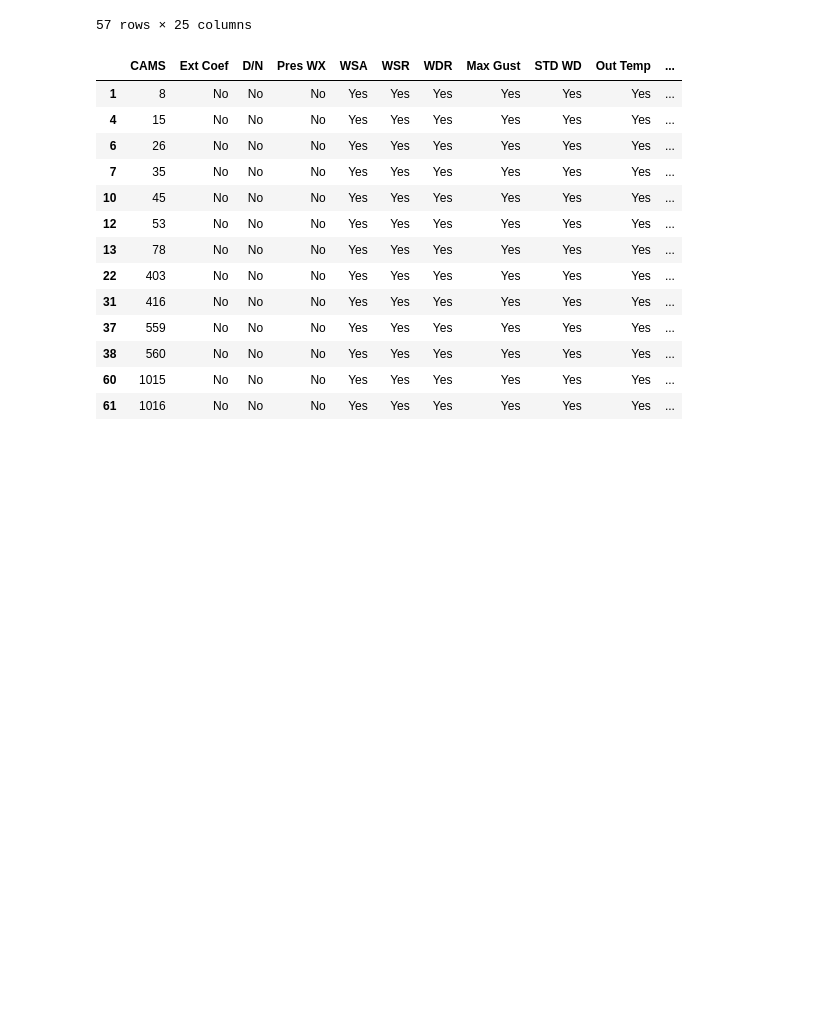
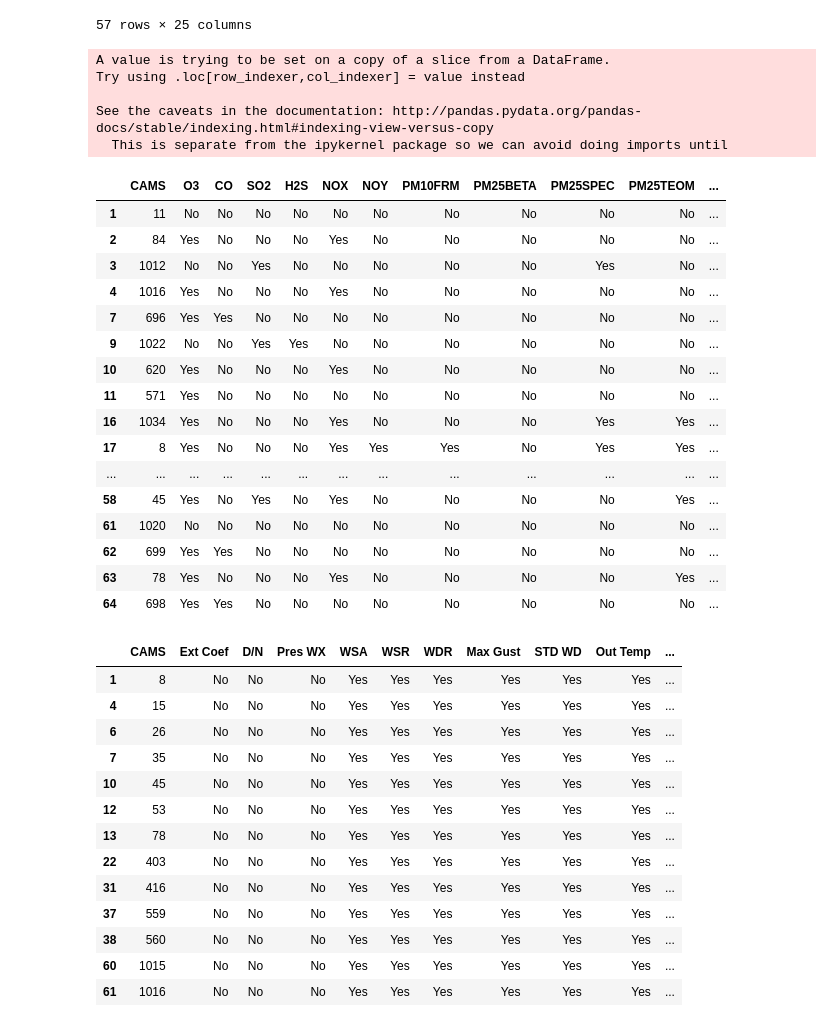
Before and after one commit to ARM-Development/TRACER, a Jupyter notebook: notebooks/TRACER_map.ipynb, the cells around one changed output. Cells and saved outputs as stored; diff of their text form; code cells hidden in the pictures; blank space fills up the shorter version.

```diff
--- a/notebooks/TRACER_map.ipynb
+++ b/notebooks/TRACER_map.ipynb
@@ -485,6 +485,51 @@ new_basic = new_basic.replace(2, 'Yes', regex=True)
 new_basic = new_basic.replace(3, 'Yes', regex=True)
 new_basic = new_basic.replace(4, 'Yes', regex=True)
 new_basic = new_basic.drop(drops, axis=1)
+# %%
+aq_drops = ['AQS', 'FID', 'Region', 'County', 'Latitude', 'Longitude', 'SiteName','SiteOwner']
+# %%
+new_df = df[df['CAMS'] < 10000]
+
+new_df['CAMS'] = new_df['CAMS'].astype(int)
+
+poo = new_df.CAMS.isin(good_met.CAMS.astype(int))
+
+new_df = new_df[poo]
+
+new_df = new_df.replace(1.0, 'Yes', regex=True)
+new_df = new_df.replace(0, 'No', regex=True)
+new_df = new_df.replace(6.16162e+06, 'Not Avail', regex=True)
+new_df = new_df.drop(aq_drops, axis=1)
+
+for key in new_df.keys():
+    if len(new_df[key].unique()) == 1:
+        new_df = new_df.drop([key], axis=1)
+# %% [output]
+A value is trying to be set on a copy of a slice from a DataFrame.
+Try using .loc[row_indexer,col_indexer] = value instead
+
+See the caveats in the documentation: http://pandas.pydata.org/pandas-docs/stable/indexing.html#indexing-view-versus-copy
+  This is separate from the ipykernel package so we can avoid doing imports until
+# %%
+new_df
+# %% [output]
+|  | CAMS | O3 | CO | SO2 | H2S | NOX | NOY | PM10FRM | PM25BETA | PM25SPEC | PM25TEOM | ... |
+| 1 | 11 | No | No | No | No | No | No | No | No | No | No | ... |
+| 2 | 84 | Yes | No | No | No | Yes | No | No | No | No | No | ... |
+| 3 | 1012 | No | No | Yes | No | No | No | No | No | Yes | No | ... |
+| 4 | 1016 | Yes | No | No | No | Yes | No | No | No | No | No | ... |
+| 7 | 696 | Yes | Yes | No | No | No | No | No | No | No | No | ... |
+| 9 | 1022 | No | No | Yes | Yes | No | No | No | No | No | No | ... |
+| 10 | 620 | Yes | No | No | No | Yes | No | No | No | No | No | ... |
+| 11 | 571 | Yes | No | No | No | No | No | No | No | No | No | ... |
+| 16 | 1034 | Yes | No | No | No | Yes | No | No | No | Yes | Yes | ... |
+| 17 | 8 | Yes | No | No | No | Yes | Yes | Yes | No | Yes | Yes | ... |
+| ... | ... | ... | ... | ... | ... | ... | ... | ... | ... | ... | ... | ... |
+| 58 | 45 | Yes | No | Yes | No | Yes | No | No | No | No | Yes | ... |
+| 61 | 1020 | No | No | No | No | No | No | No | No | No | No | ... |
+| 62 | 699 | Yes | Yes | No | No | No | No | No | No | No | No | ... |
+| 63 | 78 | Yes | No | No | No | Yes | No | No | No | No | Yes | ... |
+| 64 | 698 | Yes | Yes | No | No | No | No | No | No | No | No | ... |
 # %%
 new_rad
 # %% [output]
```
Also changed, not shown: parts of 4 cells of this notebook, 1 other file.
